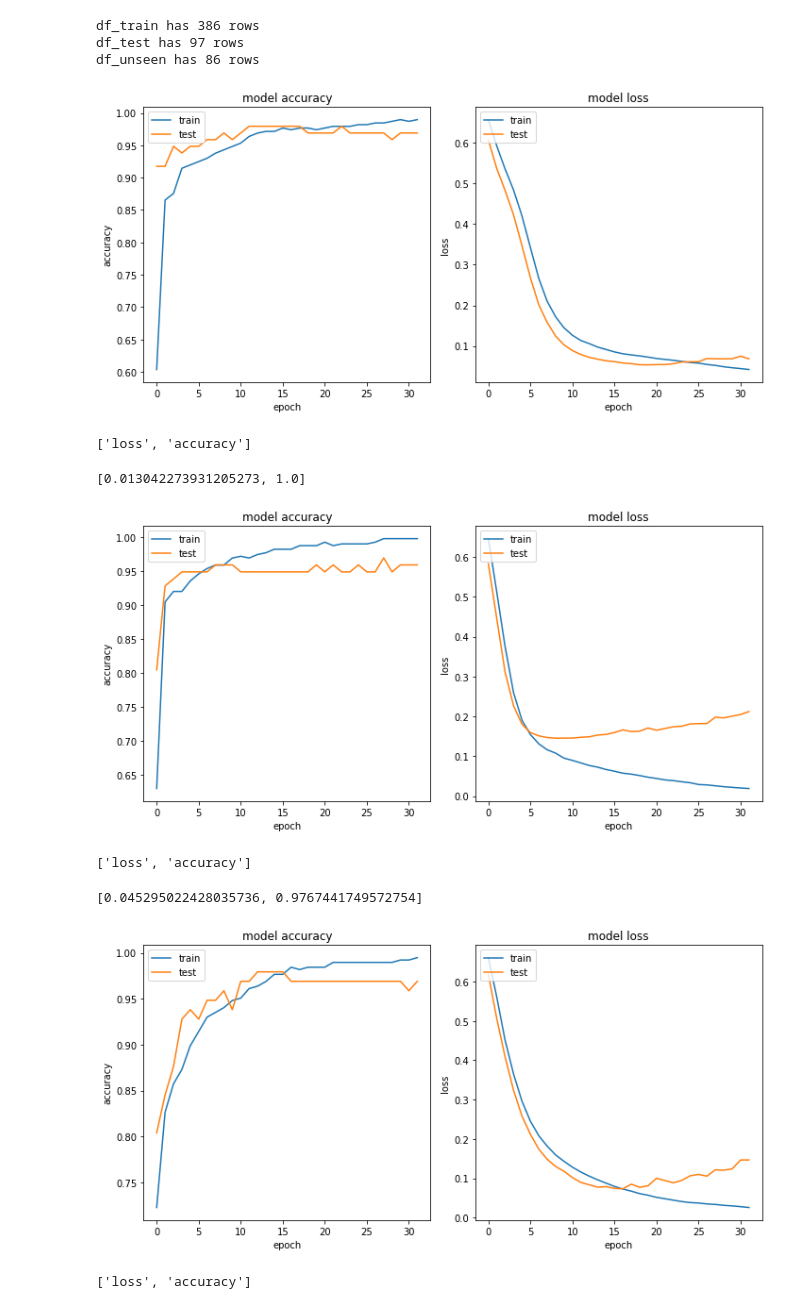
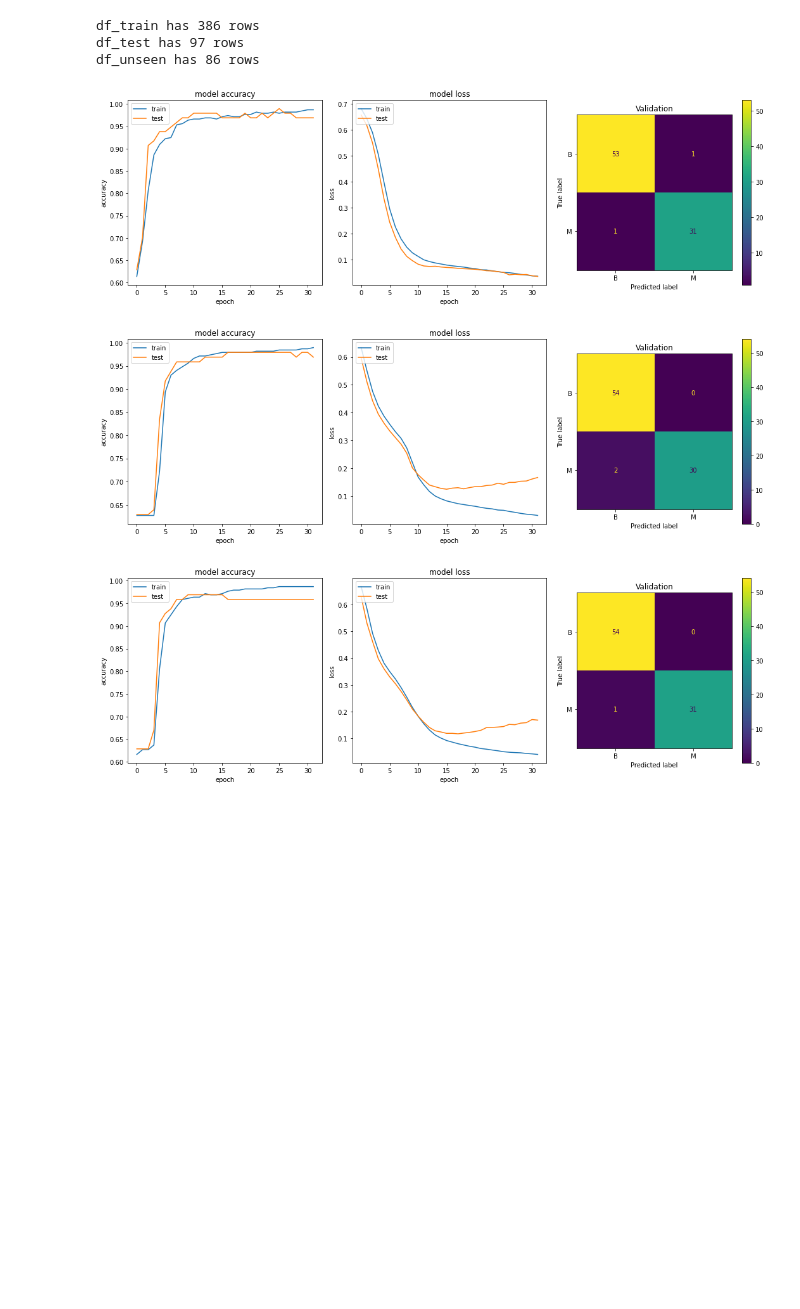
Before and after one commit to tsopeh/neural_networks, a Jupyter notebook: breast_cancer.ipynb, the cells around one changed output. Saved outputs shown, nothing was run; the diff lists cells and outputs as text; code cells hidden in the pictures; blank space fills up the shorter version.

Commit message:
add confusion matrix

```diff
--- a/breast_cancer.ipynb
+++ b/breast_cancer.ipynb
@@ -76,12 +77,12 @@ def standardise_and_normalise (df):
 
     encoder = LabelBinarizer().fit(df['diagnosis'])
     df['diagnosis'] = encoder.transform(df['diagnosis'])
-    return df
+    return df, encoder
 
 df.drop('id', axis=1, inplace=True)
 df = move_col_to_end(df, "diagnosis")
 
-df = standardise_and_normalise(df)
+df, encoder = standardise_and_normalise(df)
 
 df.head()
 # %% [output]
@@ -178,19 +179,18 @@ df_train has 386 rows
 df_test has 97 rows
 df_unseen has 86 rows
 # %%
-def plot_history (history):
-    plt.figure(figsize=(10, 5))
+def plot_history (history, y_predicted, y_validate, y_labels):
+    plt.figure(figsize=(15, 5))
 
-    plt.subplot(1, 2, 1)
+    plt.subplot(1, 3, 1)
     plt.plot(history.history['accuracy'])
     plt.plot(history.history['val_accuracy'])
     plt.title('model accuracy')
     plt.ylabel('accuracy')
     plt.xlabel('epoch')
     plt.legend(['train', 'test'], loc='upper left')
-    # plt.show()
 
-    plt.subplot(1, 2, 2)
+    plt.subplot(1, 3, 2)
     plt.plot(history.history['loss'])
     plt.plot(history.history['val_loss'])
     plt.title('model loss')
@@ -198,10 +198,14 @@ def plot_history (history):
     plt.xlabel('epoch')
     plt.legend(['train', 'test'], loc='upper left')
 
+    ax = plt.subplot(1, 3, 3)
+    plt.title('Validation')
+    ConfusionMatrixDisplay.from_predictions(y_validate, y_predicted, display_labels=y_labels, ax=ax)
+
     plt.tight_layout()
     plt.show()
 
-def train_plot_history (X_train, y_train, X_test, y_test, X_validate, y_validate):
+def train_plot_history (X_train, y_train, X_test, y_test, X_validate, y_validate, y_labels):
     network = models.Sequential()
     network.add(layers.Dense(units=16, activation="relu"))
     network.add(layers.Dense(units=16, activation="relu"))
@@ -219,21 +223,17 @@ def train_plot_history (X_train, y_train, X_test, y_test, X_validate, y_validate
                           verbose=0,
                           validation_data=(X_test, y_test))
 
-    plot_history(history)
+    # display(history.model.metrics_names)
+    # display(history.model.test_on_batch(X_validate, y_validate))
 
-    display(history.model.metrics_names)
-    display(history.model.test_on_batch(X_validate, y_validate))
+    y_predicted = np.round(network.predict(X_validate)).astype(int)
+    plot_history(history, y_predicted, y_validate, y_labels)
 
     return history
 # %%
 for _ in range(5):
-    train_plot_history(X_train, y_train, X_test, y_test, X_validate, y_validate)
+    train_plot_history(X_train, y_train, X_test, y_test, X_validate, y_validate, y_labels=encoder.classes_)
 # %% [output]
-[figure, old version]
+[figure, new version]
-['loss', 'accuracy']
-[0.013042273931205273, 1.0]
-[figure, old version]
+[figure, new version]
-['loss', 'accuracy']
-[0.045295022428035736, 0.9767441749572754]
-[figure, old version]
+[figure, new version]
-['loss', 'accuracy']
```
Also changed, not shown: parts of 2 cells of this notebook.
